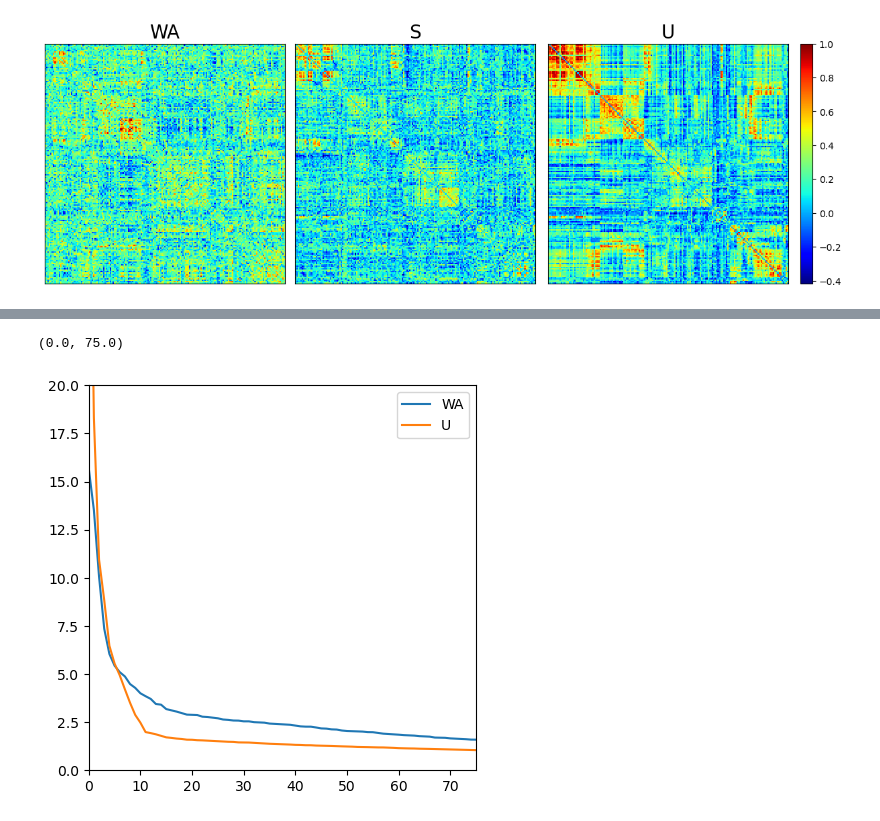
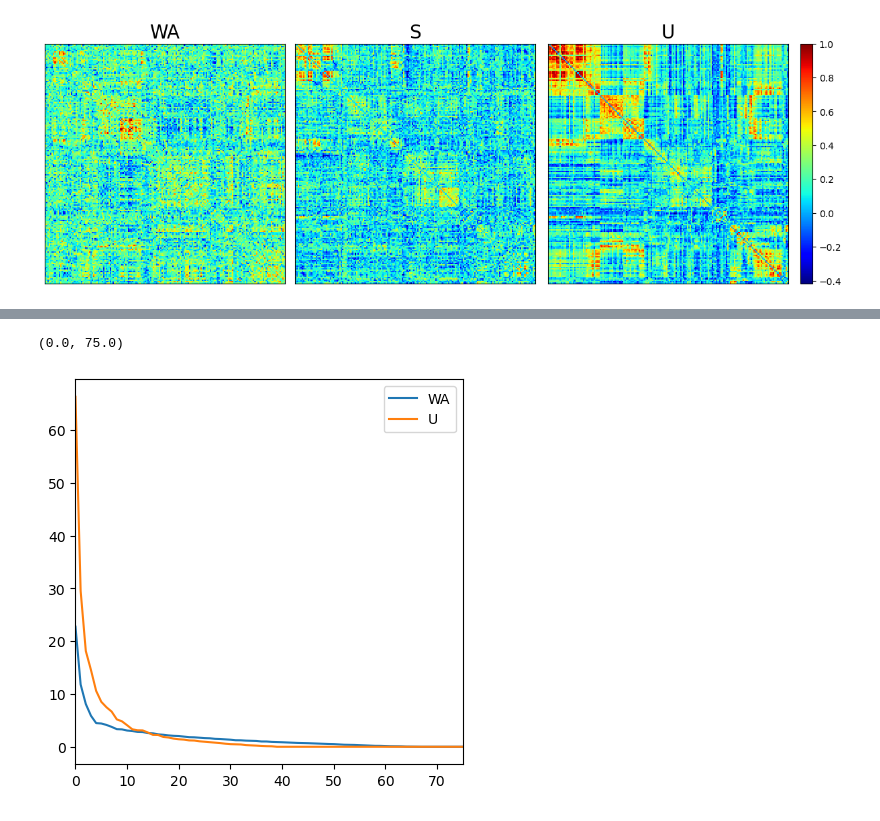
Before and after one commit to thisisadax/final-314, a Jupyter notebook: SVD.ipynb, the cells around one changed output, grey strips where cells are left out. Saved outputs shown, nothing was run; the diff lists cells and outputs as text; code cells hidden in the pictures.

Commit message:
ensured matrices are PSD

```diff
--- a/SVD.ipynb
+++ b/SVD.ipynb
@@ -85,7 +101,7 @@ connectivity_matrices['raw'] = {}
 connectivity_matrices['preprocessed'] = {}
 for i, state in enumerate(states):
     raw_mat = transition_mats[i]
-    mat, _, _, _ = embed(raw_mat.copy(), 0.5)
+    mat, _, _, _ = embed(raw_mat.copy(), 0.5, mode='global')
     connectivity_matrices['raw'][state] = raw_mat / raw_mat.max()
     connectivity_matrices['preprocessed'][state] = mat
     cax = axes[i].imshow(connectivity_matrices['raw'][state], cmap='jet', interpolation='none')
@@ -104,0 +121,12 @@ np.savez('preprocessed_matrices.npz', **connectivity_matrices['preprocessed'])
+# %%
+# Compute the fraction of variance captured by a k-rank approximation.
+states = ['WA', 'S', 'U']
+fig, ax = plt.subplots(1,1,figsize=(5,5))
+for state in states:
+    matrix = connectivity_matrices['preprocessed'][state]
+    s = np.linalg.svd(matrix)[1]**2
+    s = np.linalg.eigh(matrix)[0][::-1]
+    variances = s / (s).sum()
+    plt.plot(np.cumsum(variances), label=state)
+ax.set_xlim(0,75)
+plt.legend()
@@ -105,16 +136,16 @@ np.savez('preprocessed_matrices.npz', **connectivity_matrices['preprocessed'])
 # %%
 # compute the SVD for each transition matrix and plot the singlar values.
 states = ['WA', 'U']
 all_singular_values = {}
 fig, ax = plt.subplots(1,1,figsize=(5,5))
 for i, state in enumerate(states):
-    mat = connectivity_matrices[state]
-    singular_values = np.linalg.svd(mat)[1]
+    mat = connectivity_matrices['preprocessed'][state]
+    singular_values = np.linalg.eigh(mat)[0][::-1]
     all_singular_values[state] = singular_values
     ax.plot(np.arange(len(transition_mats[i])), singular_values, label=states[i])
 ax.legend()
-ax.set_ylim(0,20)
+#ax.set_ylim(-0.02,1)
 ax.set_xlim(0,75)
 # %% [output]
 (0.0, 75.0)
-[figure, old version]
+[figure, new version]
```
Also changed, not shown: parts of 5 cells of this notebook, 2 other files.
